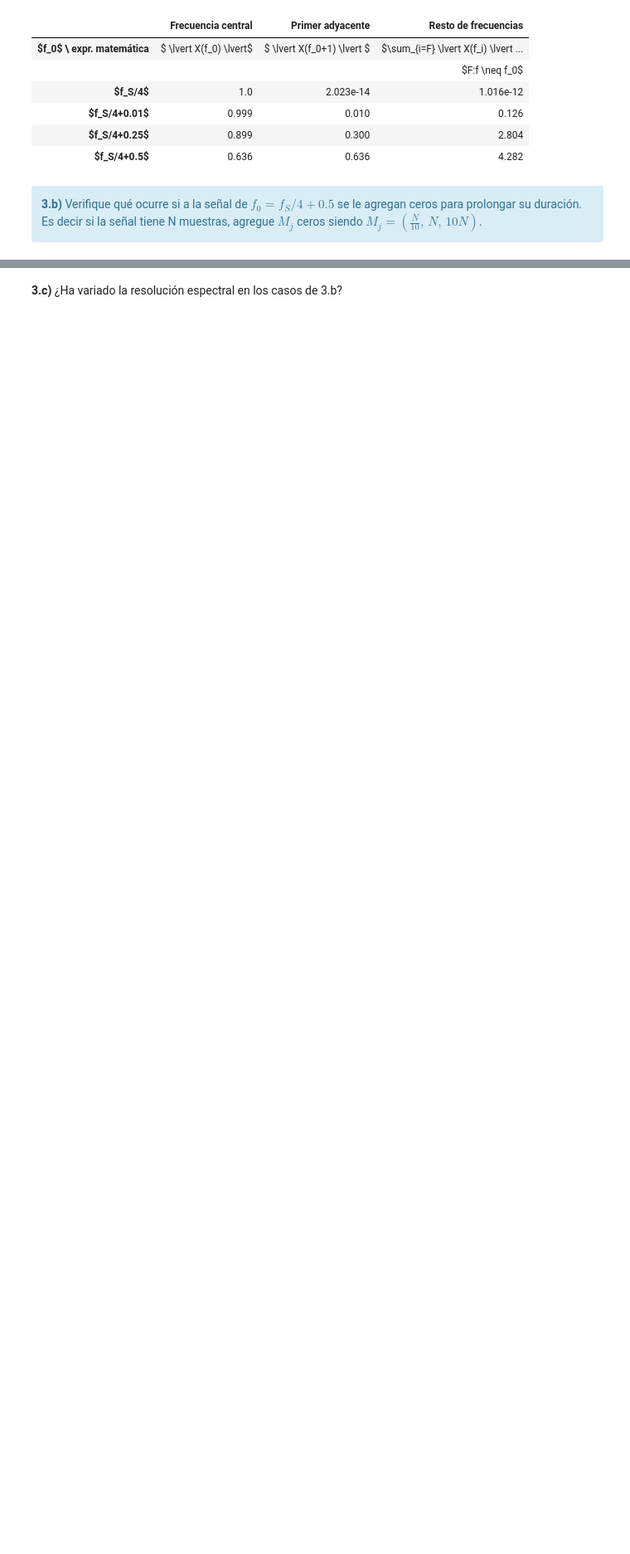
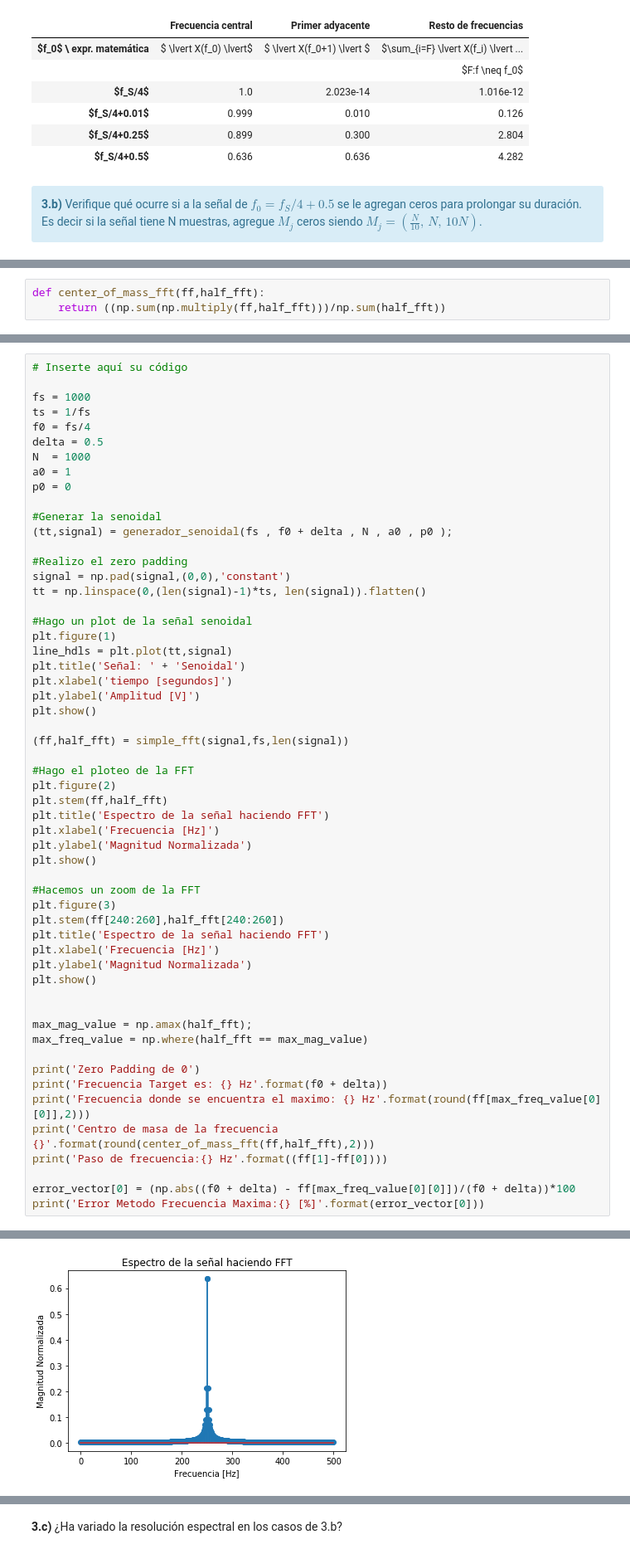
Before and after one commit to gonzalolavigna/mese_2018_pds, a Jupyter notebook: TP1 - Muestreo de señales - Forurier-2.ipynb, the cells around one changed output, grey strips where cells are left out. Shown at 83% size. Drawn from its saved outputs; the diff is of its cells as text; blank space fills up the shorter version.

```diff
--- a/TP1 - Muestreo de señales - Forurier-2.ipynb
+++ b/TP1 - Muestreo de señales - Forurier-2.ipynb
@@ -916,0 +918,3 @@ HTML(df.to_html())
+# %%
+def center_of_mass_fft(ff,half_fft):
+    return ((np.sum(np.multiply(ff,half_fft)))/np.sum(half_fft))
@@ -916,0 +923,57 @@ HTML(df.to_html())
+# %%
+# Inserte aquí su código
+
+fs = 1000
+ts = 1/fs
+f0 = fs/4
+delta = 0.5
+N  = 1000
+a0 = 1
+p0 = 0
+
+#Generar la senoidal
+(tt,signal) = generador_senoidal(fs , f0 + delta , N , a0 , p0 );
+
+#Realizo el zero padding
+signal = np.pad(signal,(0,0),'constant')
+tt = np.linspace(0,(len(signal)-1)*ts, len(signal)).flatten()
+
+#Hago un plot de la señal senoidal
+plt.figure(1)
+line_hdls = plt.plot(tt,signal)
+plt.title('Señal: ' + 'Senoidal')
+plt.xlabel('tiempo [segundos]')
+plt.ylabel('Amplitud [V]')
+plt.show()
+
+(ff,half_fft) = simple_fft(signal,fs,len(signal))
+
+#Hago el ploteo de la FFT
+plt.figure(2)
+plt.stem(ff,half_fft)
+plt.title('Espectro de la señal haciendo FFT')
+plt.xlabel('Frecuencia [Hz]')
+plt.ylabel('Magnitud Normalizada')
+plt.show()
+
+#Hacemos un zoom de la FFT
+plt.figure(3)
+plt.stem(ff[240:260],half_fft[240:260])
+plt.title('Espectro de la señal haciendo FFT')
+plt.xlabel('Frecuencia [Hz]')
+plt.ylabel('Magnitud Normalizada')
+plt.show()
+
+
+max_mag_value = np.amax(half_fft);
+max_freq_value = np.where(half_fft == max_mag_value)
+
+print('Zero Padding de 0')
+print('Frecuencia Target es: {} Hz'.format(f0 + delta))
+print('Frecuencia donde se encuentra el maximo: {} Hz'.format(round(ff[max_freq_value[0][0]],2)))
+print('Centro de masa de la frecuencia {}'.format(round(center_of_mass_fft(ff,half_fft),2)))
+print('Paso de frecuencia:{} Hz'.format((ff[1]-ff[0])))
+
+error_vector[0] = (np.abs((f0 + delta) - ff[max_freq_value[0][0]])/(f0 + delta))*100
+print('Error Metodo Frecuencia Maxima:{} [%]'.format(error_vector[0]))
+# %% [output]
@@ -916,0 +981 @@ HTML(df.to_html())
+[figure, added]
```
Also changed, not shown: parts of 25 cells of this notebook, 1 other file.
